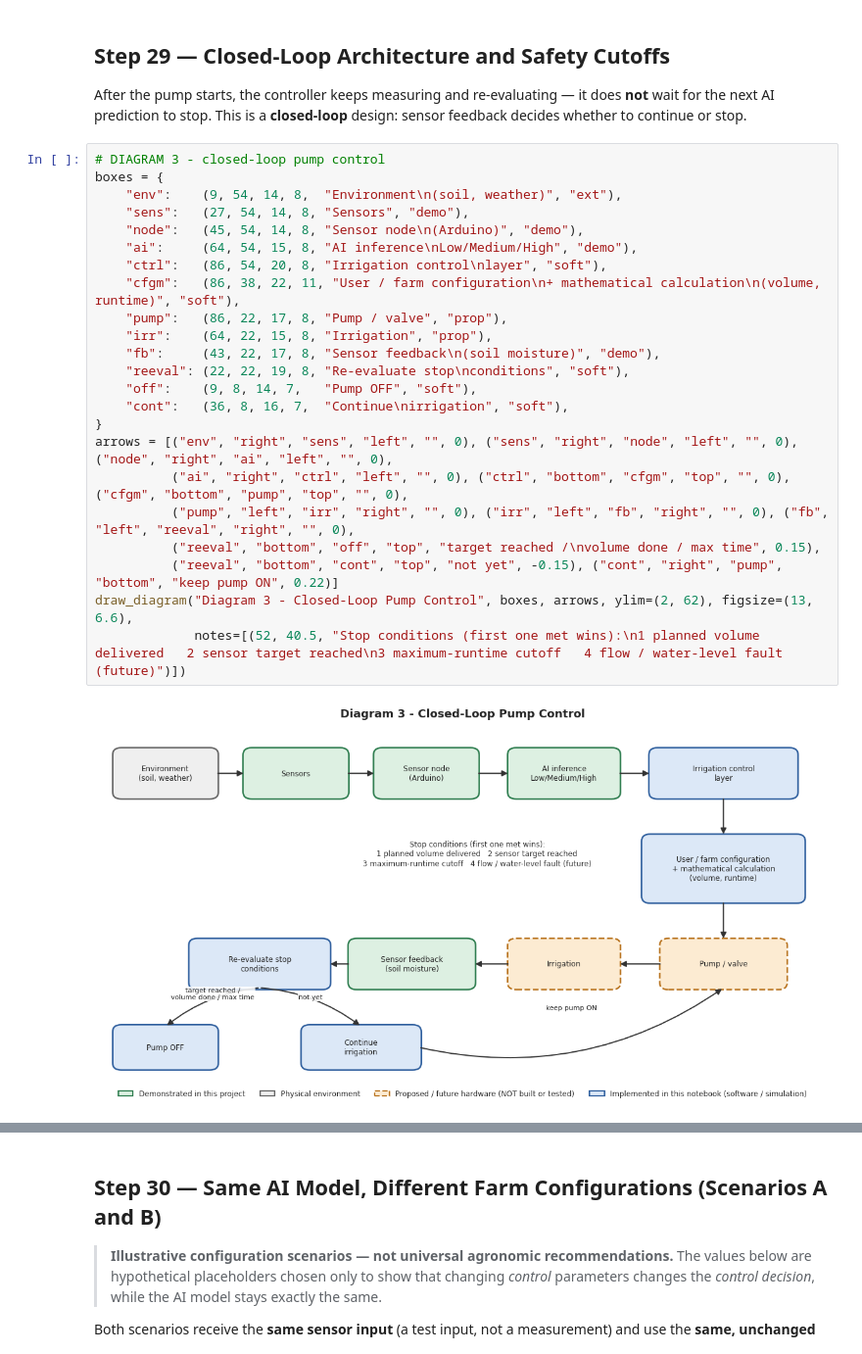
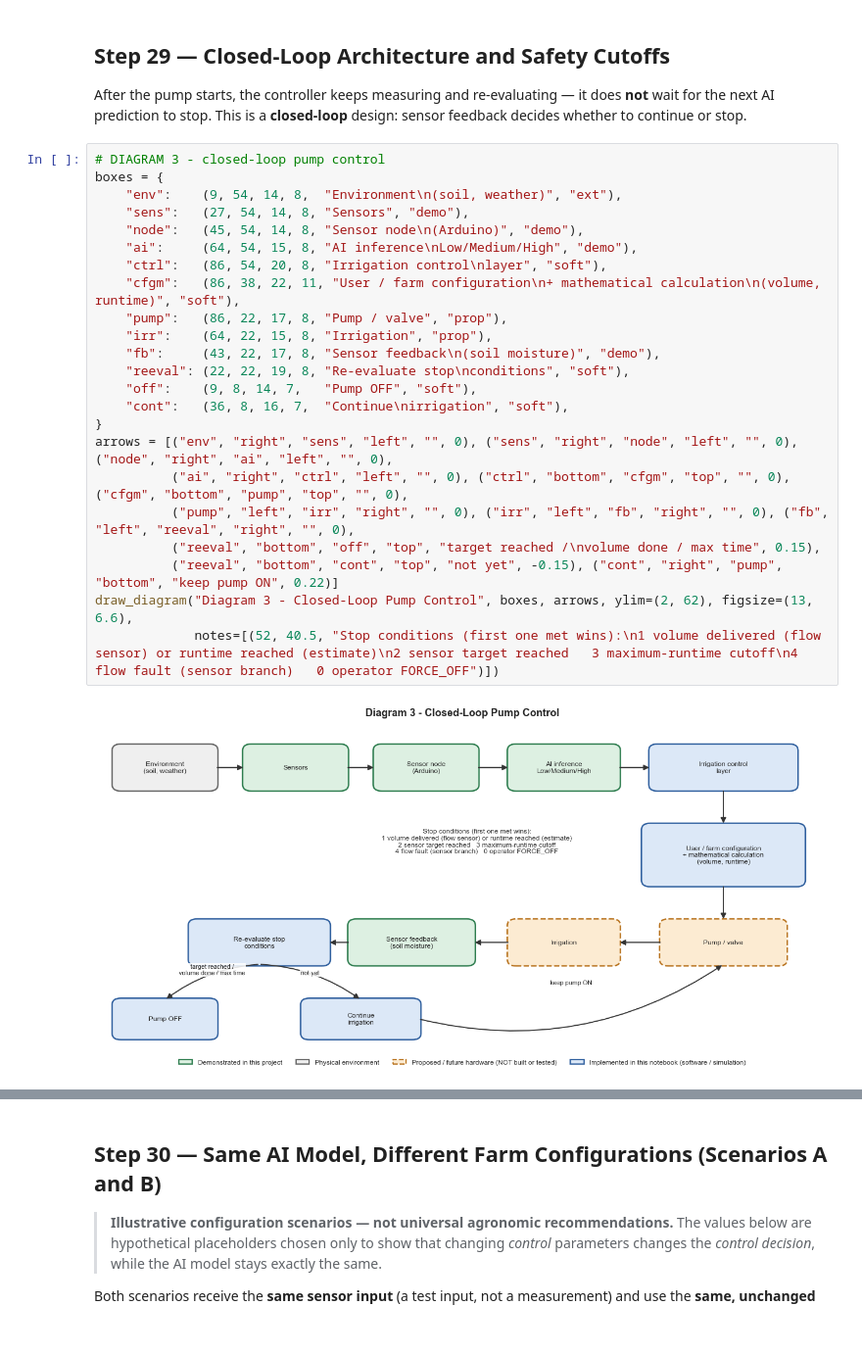
Before and after one commit to hwivc/ai-powered-irrigation-system, a Jupyter notebook: smart_irrigation_model (1).ipynb, the cells around one changed output, grey strips where cells are left out. Shown at 98% size. Drawn from its saved outputs; the diff is of its cells as text.

Commit message:
feat: update irrigation control architecture with flow-rate control, volume tracking and manual force-off

```diff
--- a/smart_irrigation_model (1).ipynb
+++ b/smart_irrigation_model (1).ipynb
@@ -2167,28 +2222,28 @@ After the pump starts, the controller keeps measuring and re-evaluating — it d
 # %%
 # DIAGRAM 3 - closed-loop pump control
 boxes = {
     "env":    (9, 54, 14, 8,  "Environment\n(soil, weather)", "ext"),
     "sens":   (27, 54, 14, 8, "Sensors", "demo"),
     "node":   (45, 54, 14, 8, "Sensor node\n(Arduino)", "demo"),
     "ai":     (64, 54, 15, 8, "AI inference\nLow/Medium/High", "demo"),
     "ctrl":   (86, 54, 20, 8, "Irrigation control\nlayer", "soft"),
     "cfgm":   (86, 38, 22, 11, "User / farm configuration\n+ mathematical calculation\n(volume, runtime)", "soft"),
     "pump":   (86, 22, 17, 8, "Pump / valve", "prop"),
     "irr":    (64, 22, 15, 8, "Irrigation", "prop"),
     "fb":     (43, 22, 17, 8, "Sensor feedback\n(soil moisture)", "demo"),
     "reeval": (22, 22, 19, 8, "Re-evaluate stop\nconditions", "soft"),
     "off":    (9, 8, 14, 7,   "Pump OFF", "soft"),
     "cont":   (36, 8, 16, 7,  "Continue\nirrigation", "soft"),
 }
 arrows = [("env", "right", "sens", "left", "", 0), ("sens", "right", "node", "left", "", 0), ("node", "right", "ai", "left", "", 0),
           ("ai", "right", "ctrl", "left", "", 0), ("ctrl", "bottom", "cfgm", "top", "", 0), ("cfgm", "bottom", "pump", "top", "", 0),
           ("pump", "left", "irr", "right", "", 0), ("irr", "left", "fb", "right", "", 0), ("fb", "left", "reeval", "right", "", 0),
           ("reeval", "bottom", "off", "top", "target reached /\nvolume done / max time", 0.15),
           ("reeval", "bottom", "cont", "top", "not yet", -0.15), ("cont", "right", "pump", "bottom", "keep pump ON", 0.22)]
 draw_diagram("Diagram 3 - Closed-Loop Pump Control", boxes, arrows, ylim=(2, 62), figsize=(13, 6.6),
-             notes=[(52, 40.5, "Stop conditions (first one met wins):\n1 planned volume delivered   2 sensor target reached\n3 maximum-runtime cutoff   4 flow / water-level fault (future)")])
+             notes=[(52, 40.5, "Stop conditions (first one met wins):\n1 volume delivered (flow sensor) or runtime reached (estimate)\n2 sensor target reached   3 maximum-runtime cutoff\n4 flow fault (sensor branch)   0 operator FORCE_OFF")])
 # %% [output]
-[figure, old version]
+[figure, new version]
 # %% [markdown]
 ### 29.1 Simulation of the stop conditions
 
```
Also changed, not shown: parts of 62 cells of this notebook, 1 other file.
